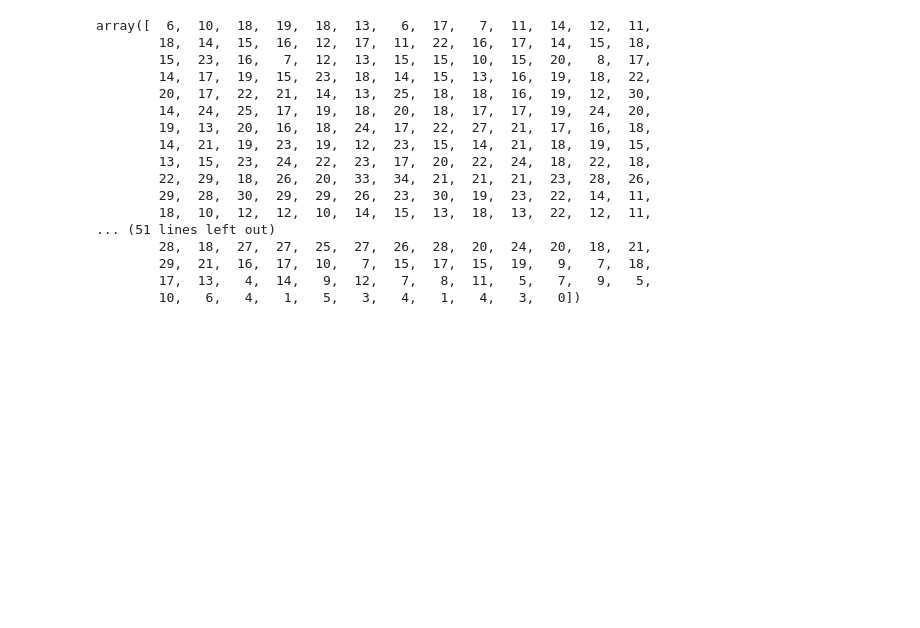
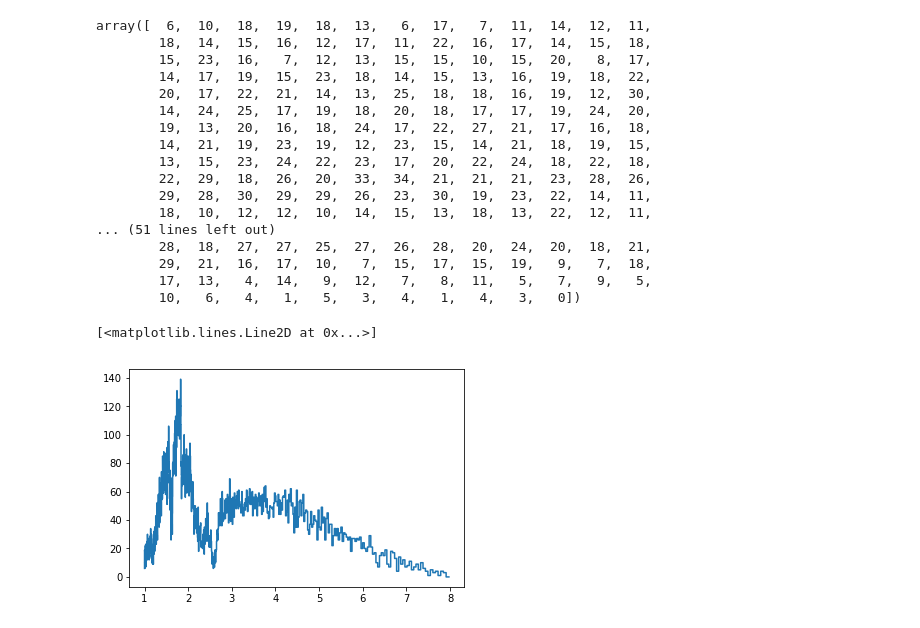
Before and after one commit to eblur/pyxsis, a Jupyter notebook: notebooks/Binned_Spectrum.ipynb, the cells around one changed output. Cells and saved outputs as stored; diff of their text form; code cells hidden in the pictures; blank space fills up the shorter version.

```diff
--- a/notebooks/Binned_Spectrum.ipynb
+++ b/notebooks/Binned_Spectrum.ipynb
@@ -79,3 +79,8 @@ array([  6,  10,  18,  19,  18,  13,   6,  17,   7,  11,  14,  12,  11,
         10,   6,   4,   1,   5,   3,   4,   1,   4,   3,   0])
 # %%
 test_lo, test_hi = mrk421._parse_binned_edges()
+# %%
+plt.step(test_lo, test_counts)
+# %% [output]
+[<matplotlib.lines.Line2D at 0x...>]
+[figure, added]
```
Also changed, not shown: parts of 1 cell of this notebook, 1 other file.
